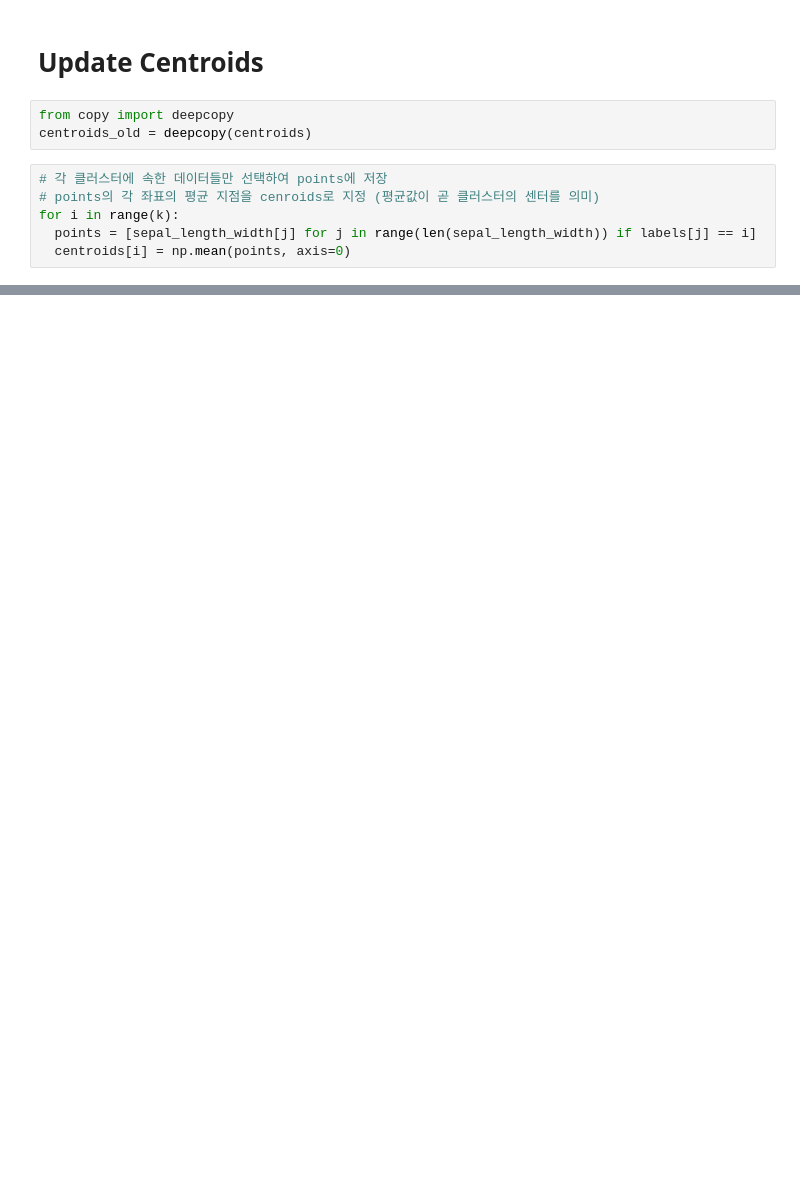
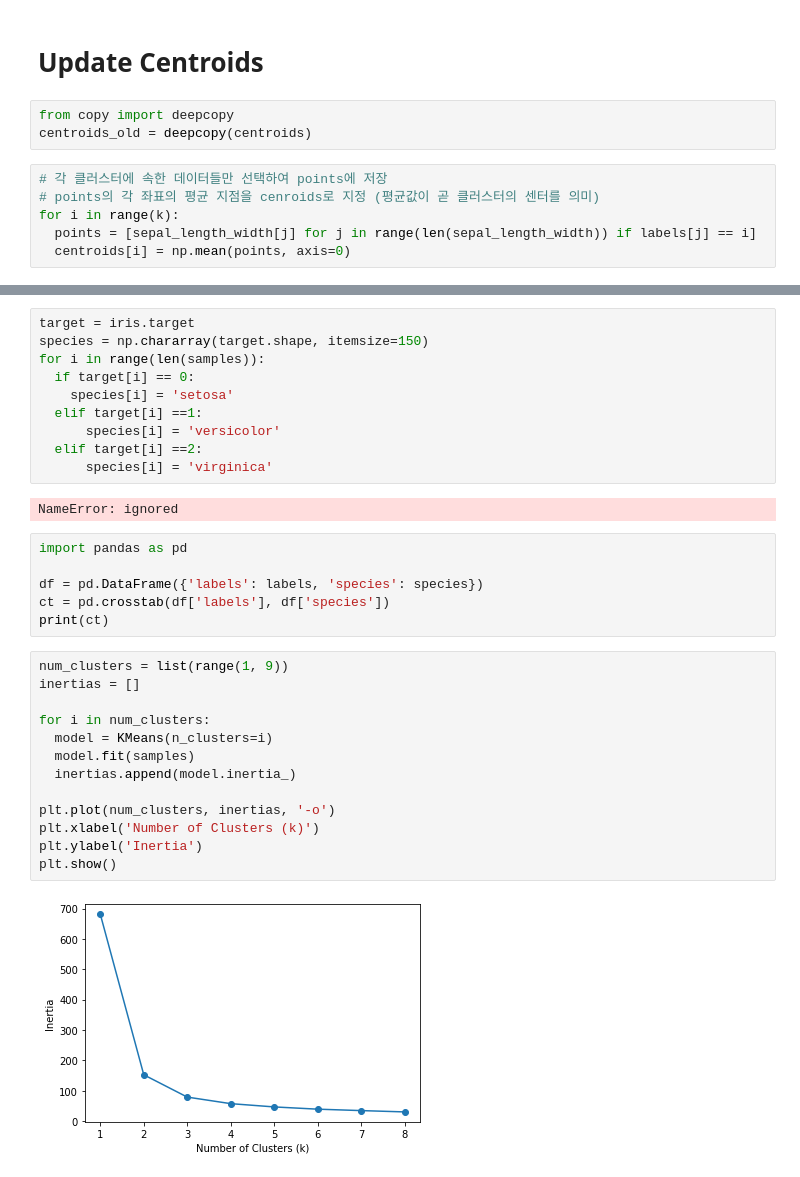
Before and after one commit to kijunkim1234/machine-learning, a Jupyter notebook: Iris_kmean.ipynb, the cells around one changed output, grey strips where cells are left out. Cells and saved outputs as stored; diff of their text form; blank space fills up the shorter version.

```diff
--- a/Iris_kmean.ipynb
+++ b/Iris_kmean.ipynb
@@ -87,0 +152,33 @@ TypeError: ignored
+# %%
+target = iris.target
+species = np.chararray(target.shape, itemsize=150)
+for i in range(len(samples)):
+  if target[i] == 0:
+    species[i] = 'setosa'
+  elif target[i] ==1:
+      species[i] = 'versicolor'
+  elif target[i] ==2:
+      species[i] = 'virginica'
+# %% [output]
+NameError: ignored
+# %%
+import pandas as pd
+
+df = pd.DataFrame({'labels': labels, 'species': species})
+ct = pd.crosstab(df['labels'], df['species'])
+print(ct)
+# %%
+num_clusters = list(range(1, 9))
+inertias = []
+
+for i in num_clusters:
+  model = KMeans(n_clusters=i)
+  model.fit(samples)
+  inertias.append(model.inertia_)
+
+plt.plot(num_clusters, inertias, '-o')
+plt.xlabel('Number of Clusters (k)')
+plt.ylabel('Inertia')
+plt.show()
+# %% [output]
+[figure, added]
```
Also changed, not shown: parts of 11 cells of this notebook.
